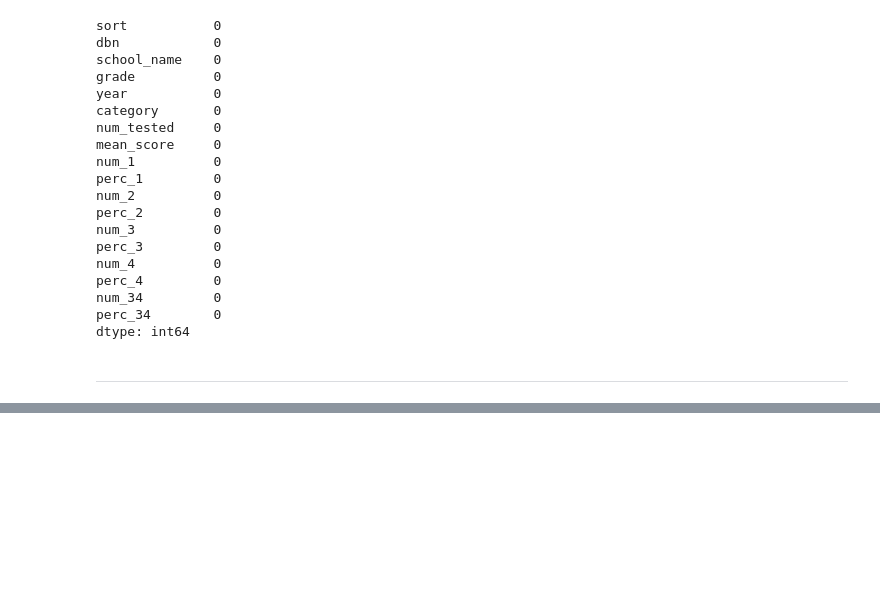
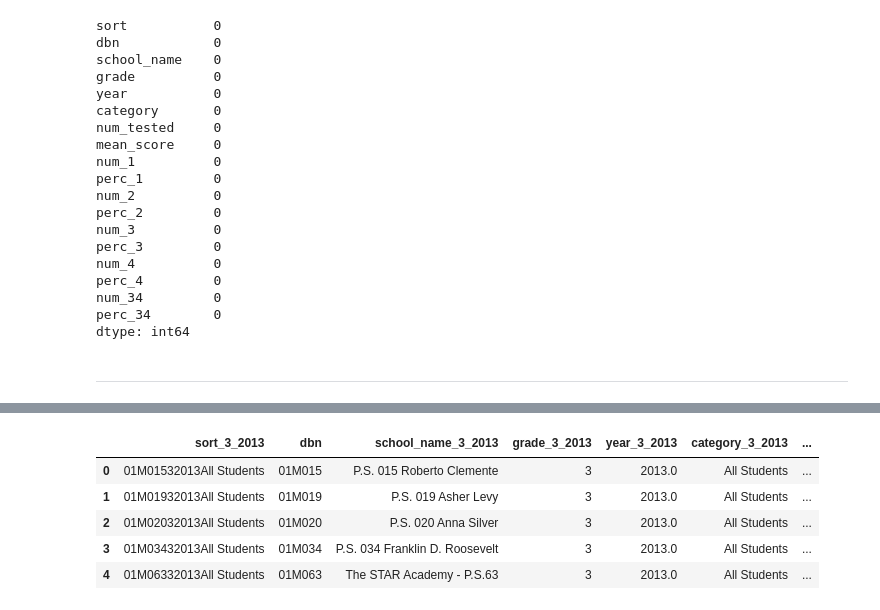
Before and after one commit to Ecboxer/art_education, a Jupyter notebook: performance.ipynb, the cells around one changed output, grey strips where cells are left out. Drawn from its saved outputs; the diff is of its cells as text; code cells hidden in the pictures; blank space fills up the shorter version.

Commit message:
Wrote dataframe for merging with arts education data

```diff
--- a/performance.ipynb
+++ b/performance.ipynb
@@ -82,4 +61,0 @@ Length: 510318, dtype: object
-# %%
-temp_ind = temp.set_index(['grade', 'year'])
-temp_ind = temp_ind.unstack(['grade', 'year'])
-temp_ind
@@ -104,3 +61,0 @@ Length: 384, dtype: object
-# %%
-temp = df[df['dbn'] == '01M015']
-temp
@@ -124,0 +62,21 @@ temp
+# %%
+grades = df['grade'].unique()
+years = df['year'].unique()
+init_cols = {i: i + '_3_2013' for i in df.columns if i != 'dbn'}
+for i,g in enumerate(grades):
+    for j,y in enumerate(years):
+        if i == j == 0:
+            temp = df[df['year'] == y]
+            df_merged = temp[temp['grade'] == g]
+        else:
+            temp = df[df['year'] == y]
+            df_merged = pd.merge(df_merged, temp[temp['grade'] == g], how='outer', on='dbn', suffixes=['', '_{}_{}'.format(grades[i], years[j])])
+df_merged.rename(index=str, columns=init_cols, inplace=True)
+df_merged.head()
+# %% [output]
+|  | sort_3_2013 | dbn | school_name_3_2013 | grade_3_2013 | year_3_2013 | category_3_2013 | ... |
+| 0 | 01M01532013All Students | 01M015 | P.S. 015 Roberto Clemente | 3 | 2013.0 | All Students | ... |
+| 1 | 01M01932013All Students | 01M019 | P.S. 019 Asher Levy | 3 | 2013.0 | All Students | ... |
+| 2 | 01M02032013All Students | 01M020 | P.S. 020 Anna Silver | 3 | 2013.0 | All Students | ... |
+| 3 | 01M03432013All Students | 01M034 | P.S. 034 Franklin D. Roosevelt | 3 | 2013.0 | All Students | ... |
+| 4 | 01M06332013All Students | 01M063 | The STAR Academy - P.S.63 | 3 | 2013.0 | All Students | ... |
```
Also changed, not shown: parts of 4 cells of this notebook.
